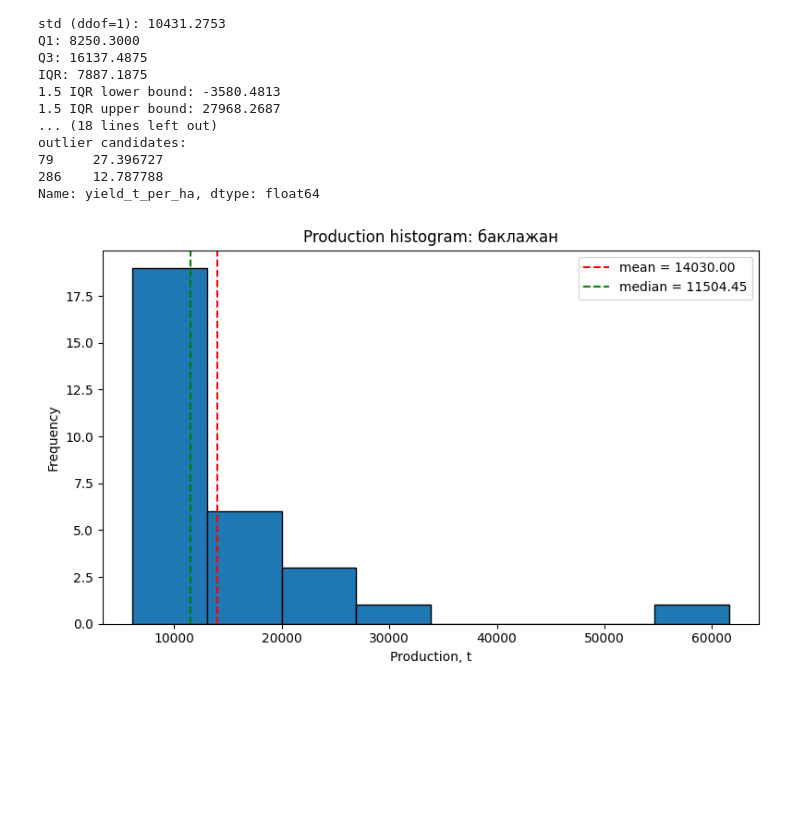
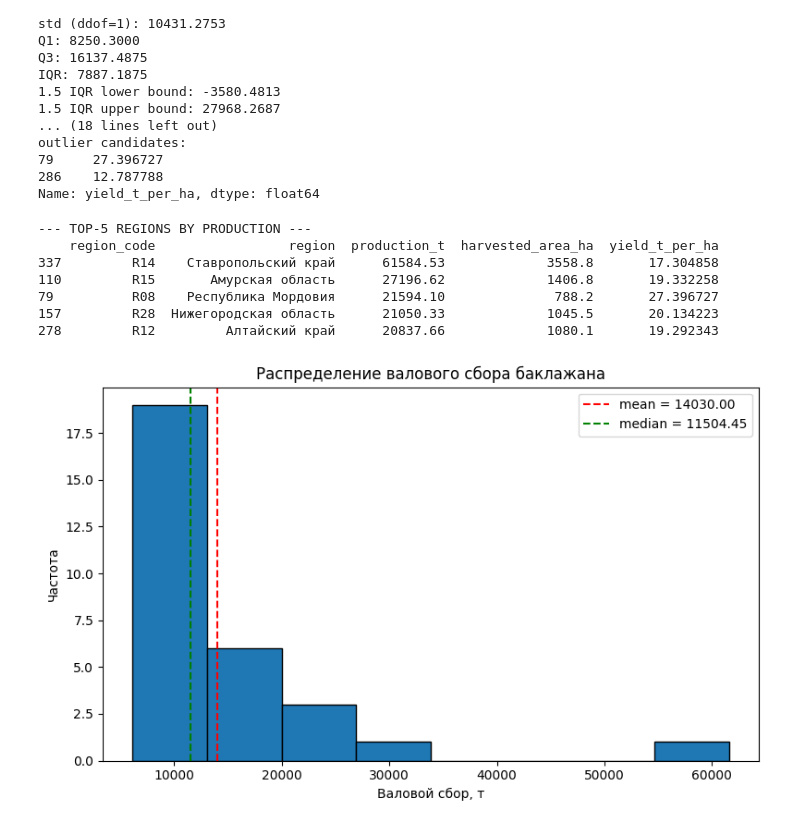
Before and after one commit to MaximNadd/Uni, a Jupyter notebook: Semester_3/Statistics_and_Data_Analysis/task_6.ipynb, the cells around one changed output. Saved outputs shown, nothing was run; the diff lists cells and outputs as text; code cells hidden in the pictures; blank space fills up the shorter version.

```diff
--- a/Semester_3/Statistics_and_Data_Analysis/task_6.ipynb
+++ b/Semester_3/Statistics_and_Data_Analysis/task_6.ipynb
@@ -146,18 +146,34 @@ outlier candidates:
 286    12.787788
 Name: yield_t_per_ha, dtype: float64
 # %%
+top5 = (
+    sample.dropna(subset=["production_t"])
+    .sort_values("production_t", ascending=False)
+    .head(5)
+)
+print("\n--- TOP-5 REGIONS BY PRODUCTION ---")
+print(top5[["region_code", "region", "production_t", "harvested_area_ha", "yield_t_per_ha"]].to_string())
+
+
 plt.figure(figsize=(8, 5))
 plt.hist(prod, bins=8, edgecolor="black")
 plt.axvline(prod.mean(), color="red", linestyle="--", label=f"mean = {prod.mean():.2f}")
 plt.axvline(prod.median(), color="green", linestyle="--", label=f"median = {prod.median():.2f}")
-plt.title("Production histogram: баклажан")
-plt.xlabel("Production, t")
-plt.ylabel("Frequency")
+plt.title("Распределение валового сбора баклажана")
+plt.xlabel("Валовой сбор, т")
+plt.ylabel("Частота")
 plt.legend()
 plt.tight_layout()
 plt.show()
 # %% [output]
+--- TOP-5 REGIONS BY PRODUCTION ---
+    region_code                 region  production_t  harvested_area_ha  yield_t_per_ha
+337         R14    Ставропольский край      61584.53             3558.8       17.304858
+110         R15       Амурская область      27196.62             1406.8       19.332258
+79          R08    Республика Мордовия      21594.10              788.2       27.396727
+157         R28  Нижегородская область      21050.33             1045.5       20.134223
+278         R12         Алтайский край      20837.66             1080.1       19.292343
-[figure, old version]
+[figure, new version]
 # %%
 for bins in [6, 8, 10]:
     plt.figure(figsize=(7, 4))
```
Also changed, not shown: parts of 4 cells of this notebook, 3 other files.
